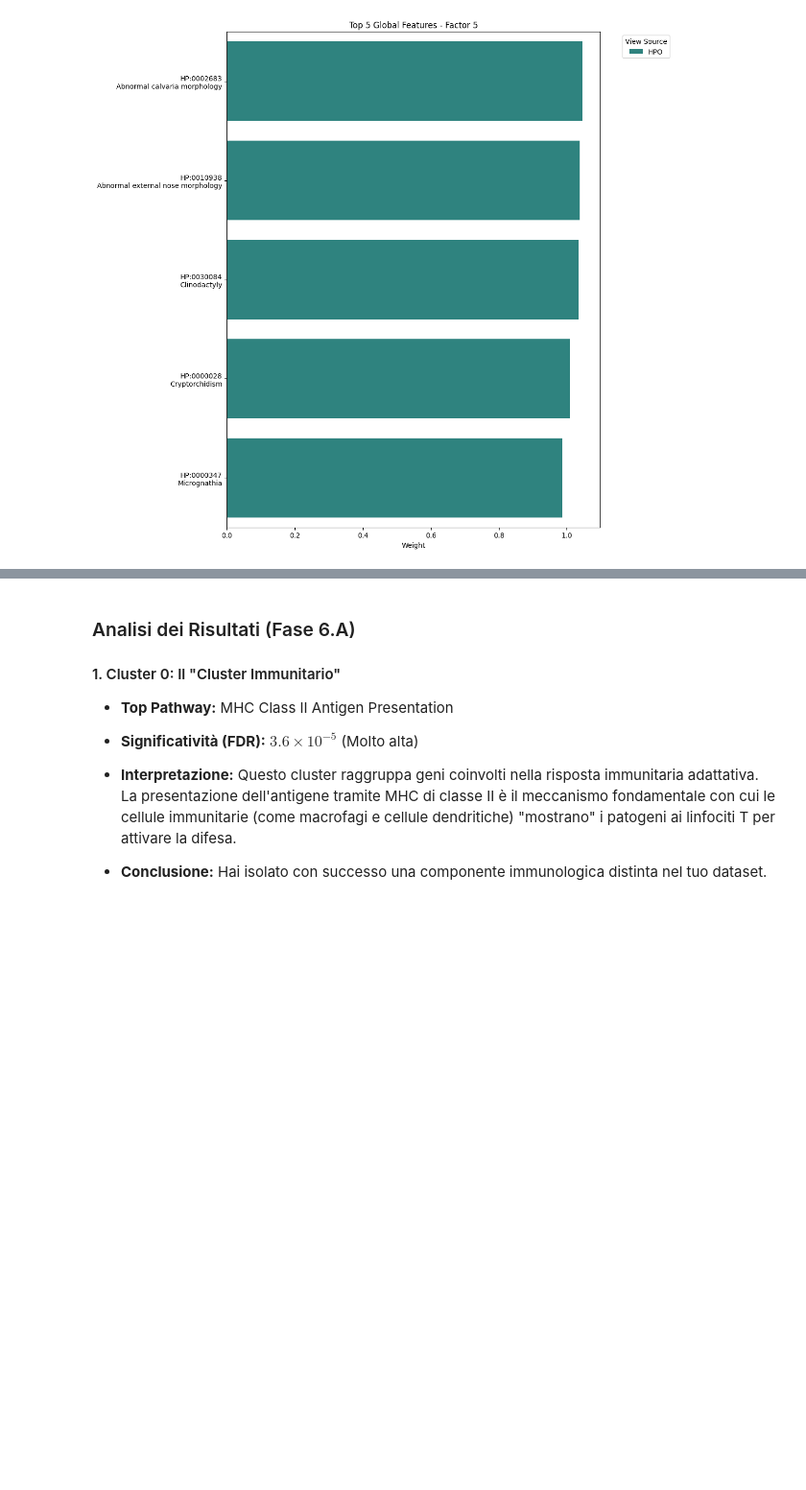
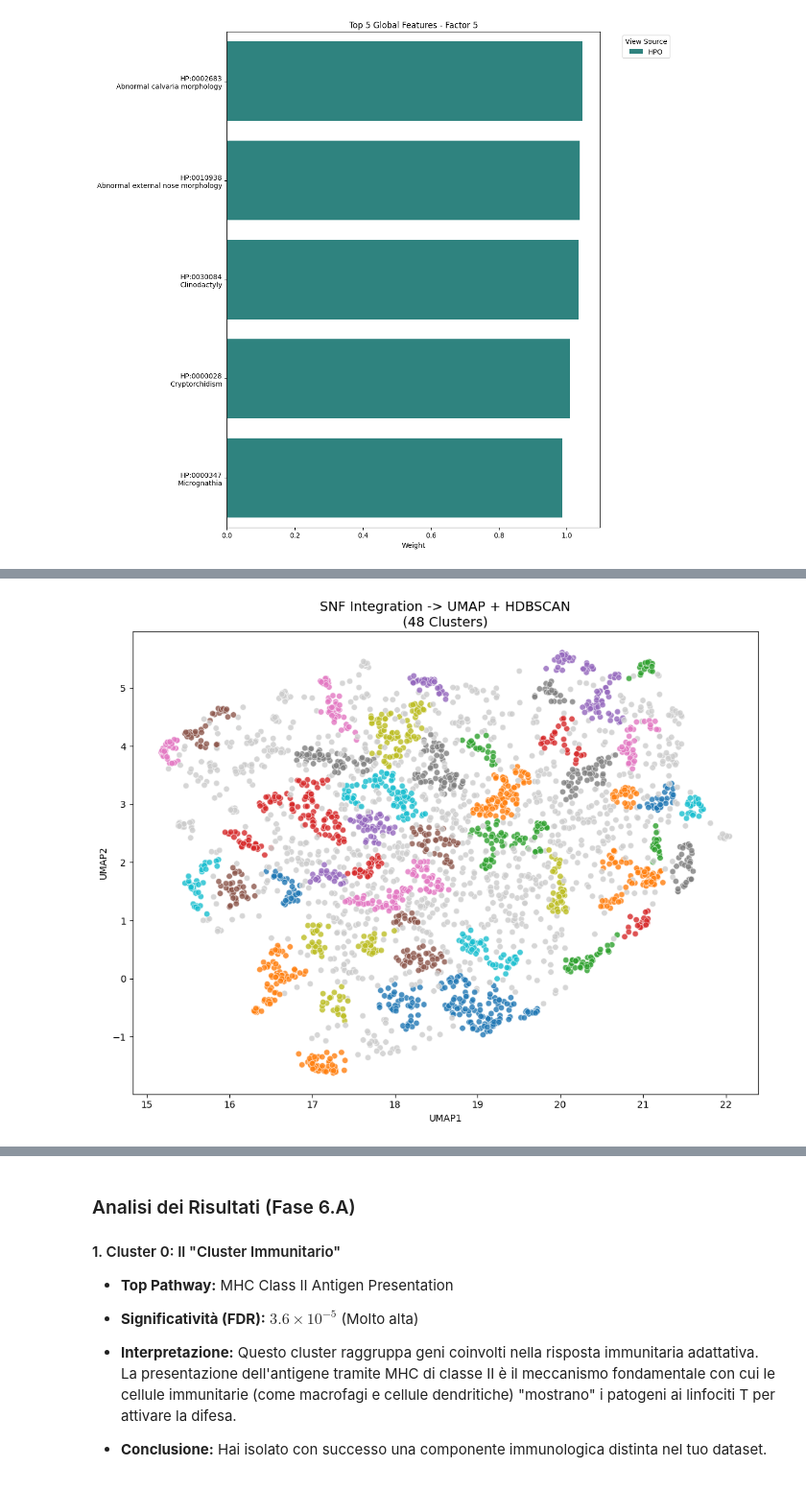
Before and after one commit to GuerineHoussem/ScientificVisualization, a Jupyter notebook: assignment_2.ipynb, the cells around one changed output, grey strips where cells are left out. Shown at 96% size. Cells and saved outputs as stored; diff of their text form; code cells hidden in the pictures; blank space fills up the shorter version.

```diff
--- a/assignment_2.ipynb
+++ b/assignment_2.ipynb
@@ -1585,0 +768,76 @@ run_enrichment_translated()
+# %%
+import pandas as pd
+import numpy as np
+import umap
+import hdbscan
+import matplotlib.pyplot as plt
+import seaborn as sns
+import os
+
+def visualize_snf_clustering(fused_matrix_path, min_cluster_size=15):
+
+    df_fused = pd.read_csv(fused_matrix_path, index_col=0)
+    W = df_fused.values
+    distance_matrix = 1 - W
+
+    distance_matrix[distance_matrix < 0] = 0
+    np.fill_diagonal(distance_matrix, 0)
+
+    reducer = umap.UMAP(
+        metric='precomputed',
+        n_neighbors=30,
+        min_dist=0.1,
+        n_components=2,
+        random_state=42
+    )
+    embedding = reducer.fit_transform(distance_matrix)
+
+    clusterer = hdbscan.HDBSCAN(
+        min_cluster_size=min_cluster_size,
+        min_samples=5,
+        metric='euclidean'
+    )
+    cluster_labels = clusterer.fit_predict(embedding)
+
+    n_clusters = len(set(cluster_labels)) - (1 if -1 in cluster_labels else 0)
+    n_noise = list(cluster_labels).count(-1)
+
+    plt.figure(figsize=(10, 8))
+
+    plot_df = pd.DataFrame(embedding, columns=['UMAP1', 'UMAP2'])
+    plot_df['Cluster'] = cluster_labels
+    plot_df['Cluster'] = plot_df['Cluster'].astype(str)
+
+    unique_labels = sorted(plot_df['Cluster'].unique(), key=lambda x: int(x))
+    palette = sns.color_palette("tab10", len(unique_labels))
+    color_map = dict(zip(unique_labels, palette))
+
+    if '-1' in color_map:
+        color_map['-1'] = (0.8, 0.8, 0.8)
+
+    sns.scatterplot(
+        data=plot_df,
+        x='UMAP1', y='UMAP2',
+        hue='Cluster',
+        palette=color_map,
+        s=40,
+        alpha=0.8,
+        legend=False
+    )
+
+    plt.title(f"SNF Integration -> UMAP + HDBSCAN\n({n_clusters} Clusters)", fontsize=14)
+    plt.tight_layout()
+    plt.show()
+
+    # F. Salvataggio risultati
+    df_results = pd.DataFrame({
+        'Gene': df_fused.index,
+        'Cluster': cluster_labels,
+        'UMAP1': embedding[:, 0],
+        'UMAP2': embedding[:, 1]
+    })
+
+    return df_results
+
+risultati = visualize_snf_clustering("snf_fused_matrix_calculated.csv", min_cluster_size=20)
+# %% [output]
@@ -1585,0 +849 @@ run_enrichment_translated()
+[figure, added]
```
Also changed, not shown: parts of 41 cells of this notebook, 2 other files.
